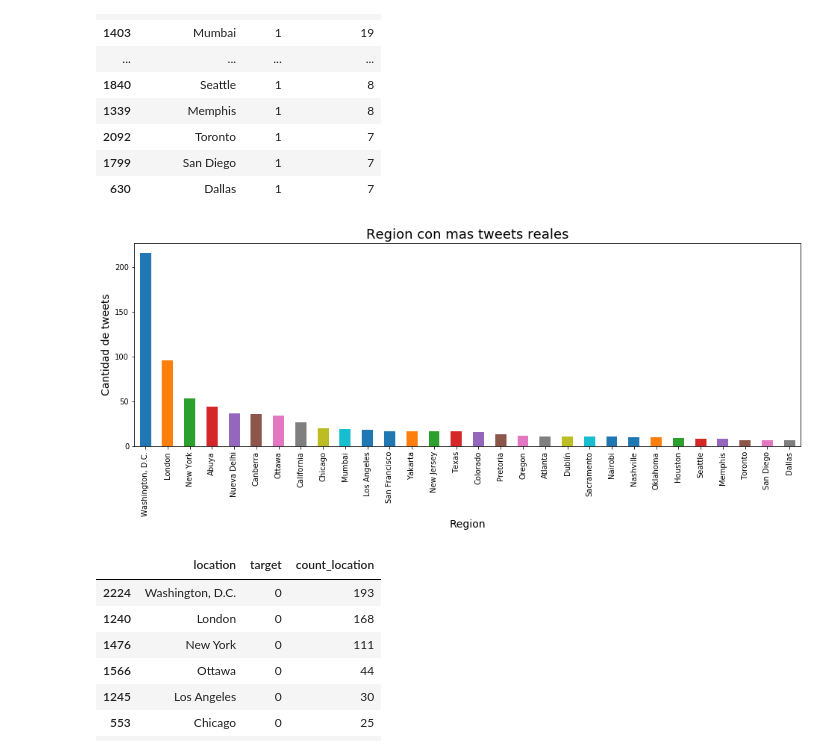
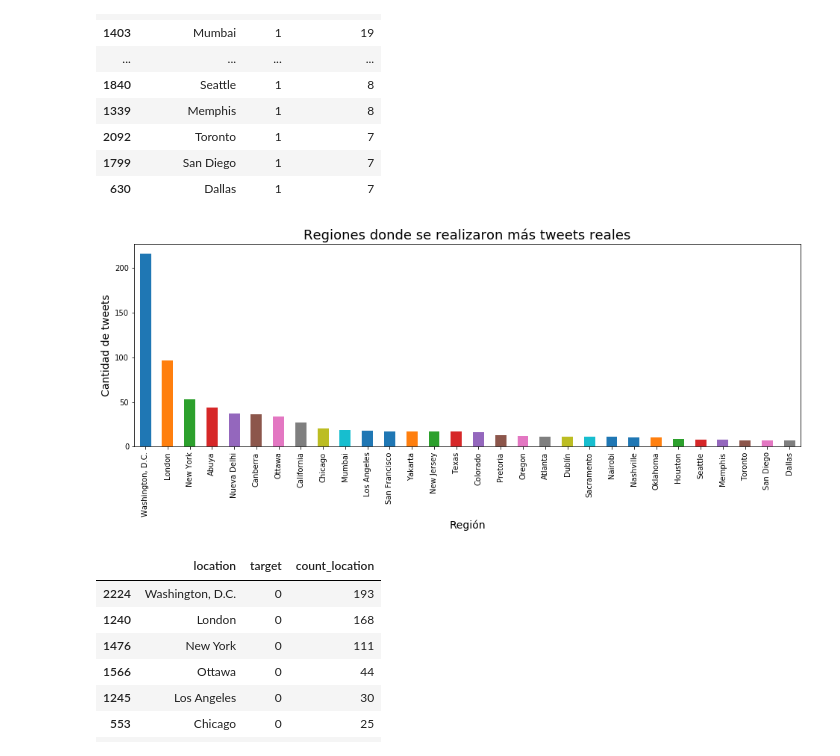
Before and after one commit to ZoraidaF/Cuarendata, a Jupyter notebook: Location_keyword_Tweets.ipynb, the cells around one changed output. Drawn from its saved outputs; the diff is of its cells as text; code cells hidden in the pictures.

```diff
--- a/Location_keyword_Tweets.ipynb
+++ b/Location_keyword_Tweets.ipynb
@@ -274,13 +274,13 @@ location_tweets_reales.head(30)
 # %%
 plot_location_tweets_reales = location_tweets_reales.head(30)
 plot_location_tweets_reales = plot_location_tweets_reales.plot(x='location', y='count_location', kind='bar',figsize=(16,5))
-plot_location_tweets_reales.set_title('Region con mas tweets reales', size=18)
+plot_location_tweets_reales.set_title('Regiones donde se realizaron más tweets reales', size=18)
 plot_location_tweets_reales.set_ylabel('Cantidad de tweets', size=14)
-plot_location_tweets_reales.set_xlabel('Region', size=14)
+plot_location_tweets_reales.set_xlabel('Región', size=14)
 plot_location_tweets_reales.legend().set_visible(False)
 plt.show()
 # %% [output]
-[figure, old version]
+[figure, new version]
 # %%
 location_tweets_fakes.head(30)
 # %% [output]
```
Also changed, not shown: parts of 16 cells of this notebook.
